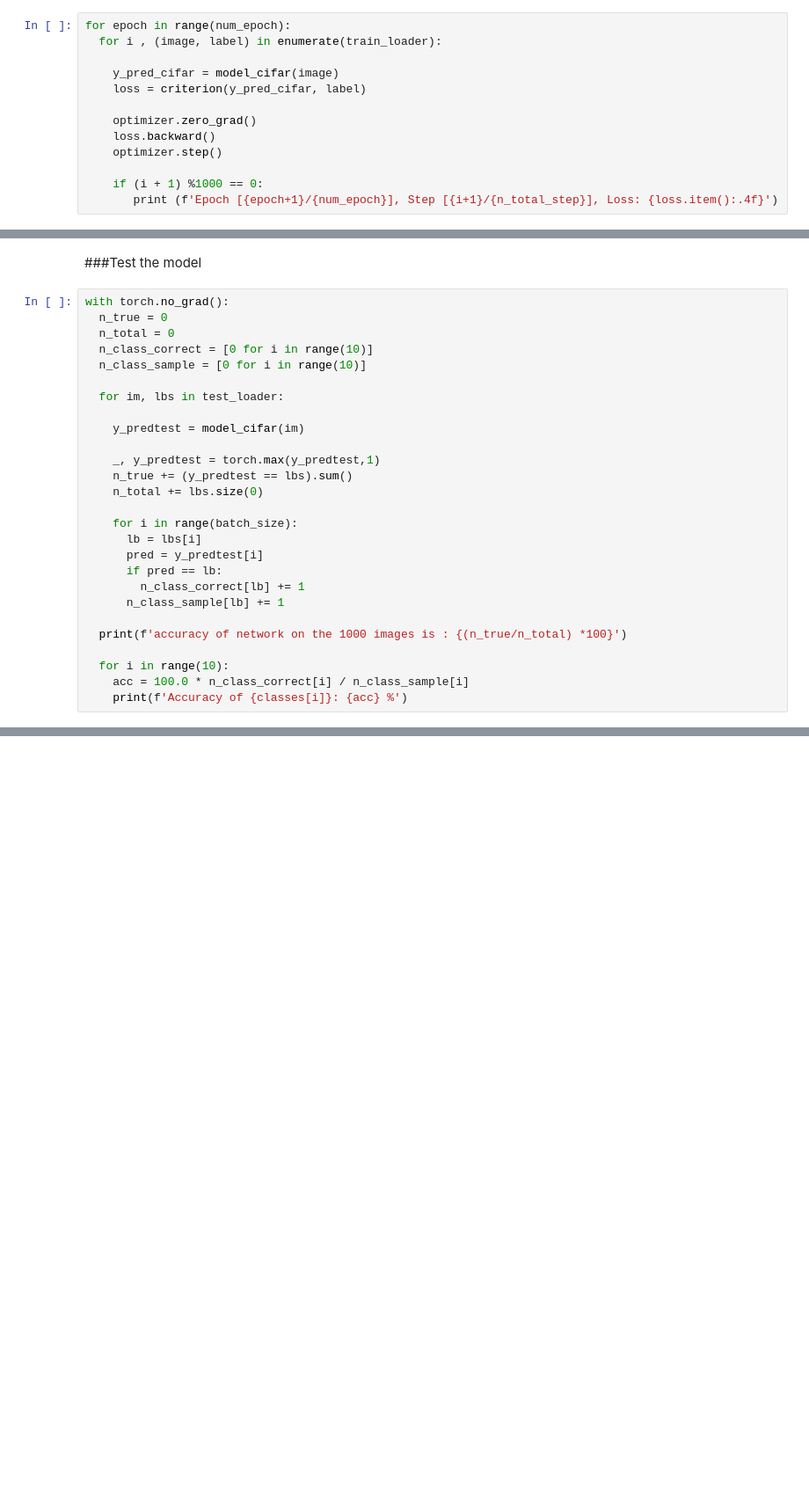
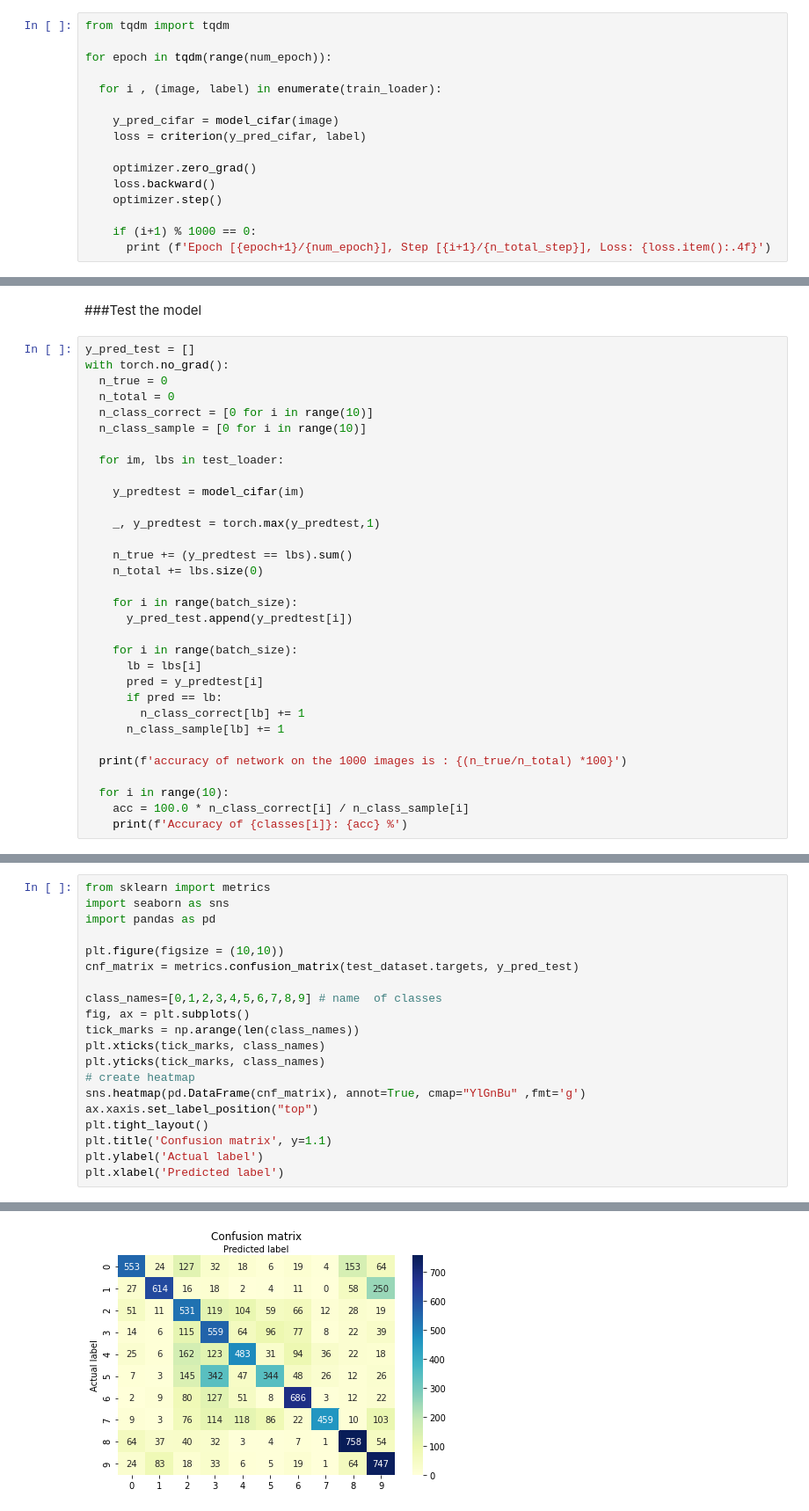
Before and after one commit to ZahraDehghani99/AI-Internship, a Jupyter notebook: Phase02_Intro_to_NN/Phase02_Intro_to_NN.ipynb, the cells around one changed output, grey strips where cells are left out. Shown: that part at 88% size. Cells and saved outputs as stored; diff of their text form; blank space fills up the shorter version.

```diff
--- a/Phase02_Intro_to_NN/Phase02_Intro_to_NN.ipynb
+++ b/Phase02_Intro_to_NN/Phase02_Intro_to_NN.ipynb
@@ -621,7 +641,10 @@ n_total_step = len(train_loader)
 # %% [markdown]
 ###Tain the model
 # %%
-for epoch in range(num_epoch):
+from tqdm import tqdm
+
+for epoch in tqdm(range(num_epoch)):
+
   for i , (image, label) in enumerate(train_loader):
 
     y_pred_cifar = model_cifar(image)
@@ -631,6 +654,6 @@ for epoch in range(num_epoch):
     loss.backward()
     optimizer.step()
 
-    if (i + 1) %1000 == 0:
-       print (f'Epoch [{epoch+1}/{num_epoch}], Step [{i+1}/{n_total_step}], Loss: {loss.item():.4f}')
+    if (i+1) % 1000 == 0:
+      print (f'Epoch [{epoch+1}/{num_epoch}], Step [{i+1}/{n_total_step}], Loss: {loss.item():.4f}')
 # %% [output]
@@ -657,6 +680,7 @@ Epoch [4/4], Step [5000/5000], Loss: 0.6332
 # %% [markdown]
 ###Test the model
 # %%
+y_pred_test = []
 with torch.no_grad():
   n_true = 0
   n_total = 0
@@ -668,8 +692,12 @@ with torch.no_grad():
     y_predtest = model_cifar(im)
 
     _, y_predtest = torch.max(y_predtest,1)
+
     n_true += (y_predtest == lbs).sum()
     n_total += lbs.size(0)
+
+    for i in range(batch_size):
+      y_pred_test.append(y_predtest[i])
 
     for i in range(batch_size):
       lb = lbs[i]
@@ -697,0 +730,21 @@ Accuracy of truck: 59.3 %
+# %%
+from sklearn import metrics
+import seaborn as sns
+import pandas as pd
+
+plt.figure(figsize = (10,10))
+cnf_matrix = metrics.confusion_matrix(test_dataset.targets, y_pred_test)
+
+class_names=[0,1,2,3,4,5,6,7,8,9] # name  of classes
+fig, ax = plt.subplots()
+tick_marks = np.arange(len(class_names))
+plt.xticks(tick_marks, class_names)
+plt.yticks(tick_marks, class_names)
+# create heatmap
+sns.heatmap(pd.DataFrame(cnf_matrix), annot=True, cmap="YlGnBu" ,fmt='g')
+ax.xaxis.set_label_position("top")
+plt.tight_layout()
+plt.title('Confusion matrix', y=1.1)
+plt.ylabel('Actual label')
+plt.xlabel('Predicted label')
+# %% [output]
@@ -697,0 +753 @@ Accuracy of truck: 59.3 %
+[figure, added]
```
Also changed, not shown: parts of 25 cells of this notebook.
